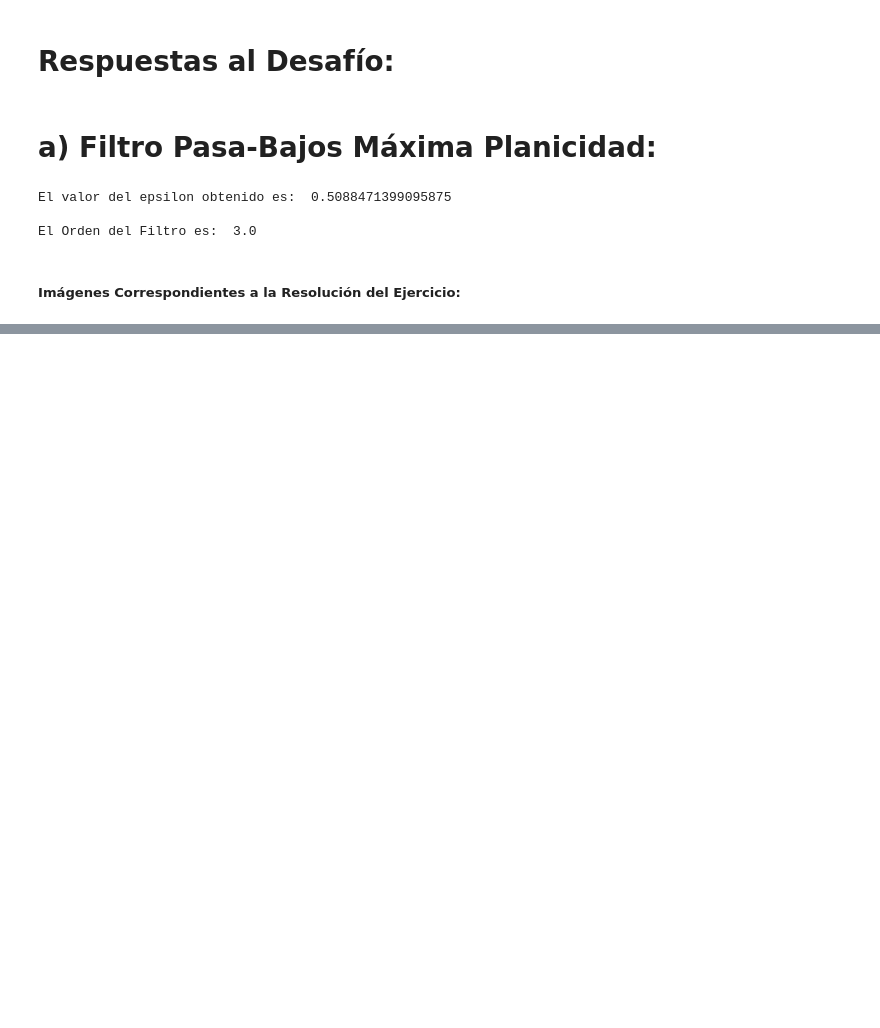
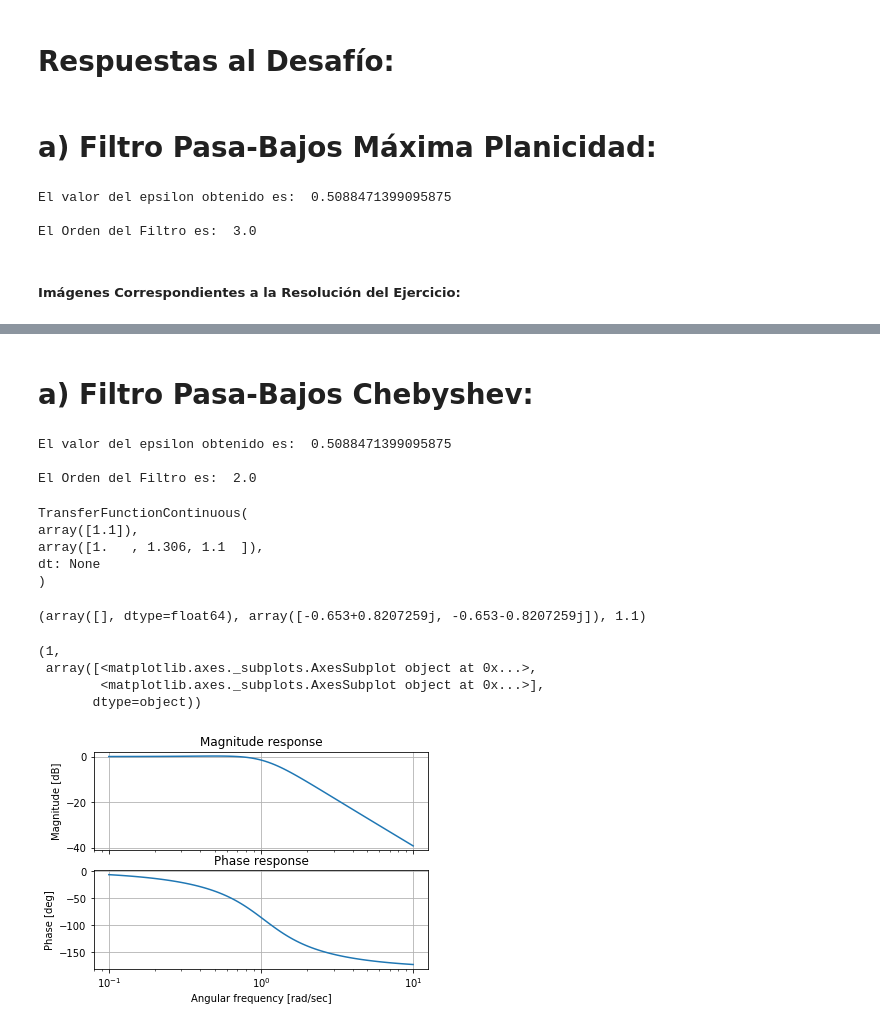
Before and after one commit to eotorresmolina/UTN-FRBA, a Jupyter notebook: TCII/Desafio/Desafío_TCII.ipynb, the cells around one changed output, grey strips where cells are left out. Drawn from its saved outputs; the diff is of its cells as text; code cells hidden in the pictures; blank space fills up the shorter version.

```diff
--- a/TCII/Desafio/Desafío_TCII.ipynb
+++ b/TCII/Desafio/Desafío_TCII.ipynb
@@ -63,3 +66,47 @@ El Orden del Filtro es:  3.0
 # %% [markdown]
 **$$ Hoja Nro. 2:$$**
 <img src='./max_planic_hoja2.jpeg'>
+# %% [markdown]
+# a) Filtro Pasa-Bajos Chebyshev:
+# %%
+# Cálculo y Valores Obtenidos de la Plantilla Solicitada para Máxima Planicidad:
+
+# Orden del Filtro
+N = np.arccosh ( np.sqrt (10**(a_min/10)/eps**2)) /  np.arccosh(ws_prima)
+N = np.ceil ( N ) # Redondeo para Arriba
+
+print ("El valor del epsilon obtenido es: ", eps)
+print ("\nEl Orden del Filtro es: ", N)
+# %% [output]
+El valor del epsilon obtenido es:  0.5088471399095875
+
+El Orden del Filtro es:  2.0
+# %%
+# Cálculo de los Coeficientes de mi Transferencia de Chebyshev:
+
+NUM = np.array ( [1.1] )
+DEN = np.array ( [1, 1.306, 1.1] )
+
+my_tf = tf ( NUM, DEN )
+my_tf
+# %% [output]
+TransferFunctionContinuous(
+array([1.1]),
+array([1.   , 1.306, 1.1  ]),
+dt: None
+)
+# %%
+# Obtengo los Ceros, Polos y K (Ganancia) de mi Diseño:
+z, p, k = sig.tf2zpk ( NUM, DEN )
+z, p, k
+# %% [output]
+(array([], dtype=float64), array([-0.653+0.8207259j, -0.653-0.8207259j]), 1.1)
+# %%
+# Respuesta de Módulo y Fase:
+bodePlot(my_tf)
+# %% [output]
+(1,
+ array([<matplotlib.axes._subplots.AxesSubplot object at 0x...>,
+        <matplotlib.axes._subplots.AxesSubplot object at 0x...>],
+       dtype=object))
+[figure, added]
```
Also changed, not shown: parts of 2 cells of this notebook, 1 other file.
